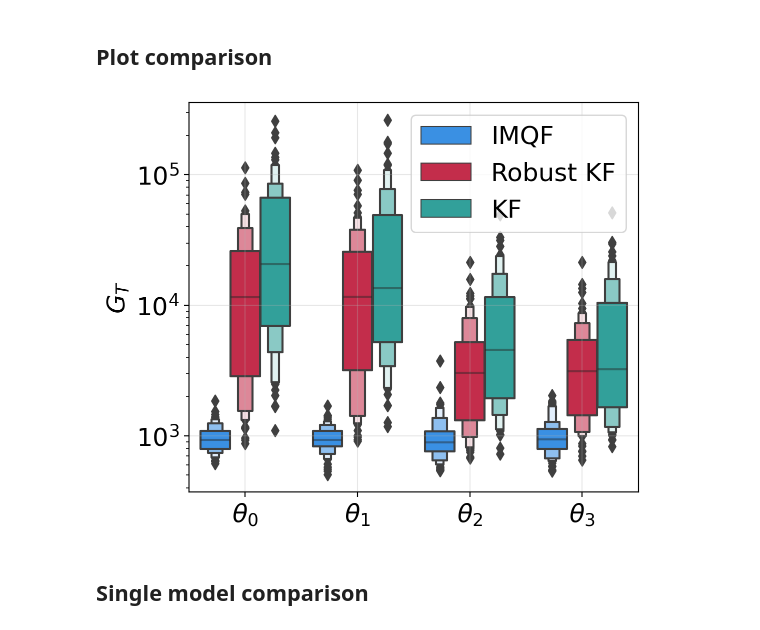
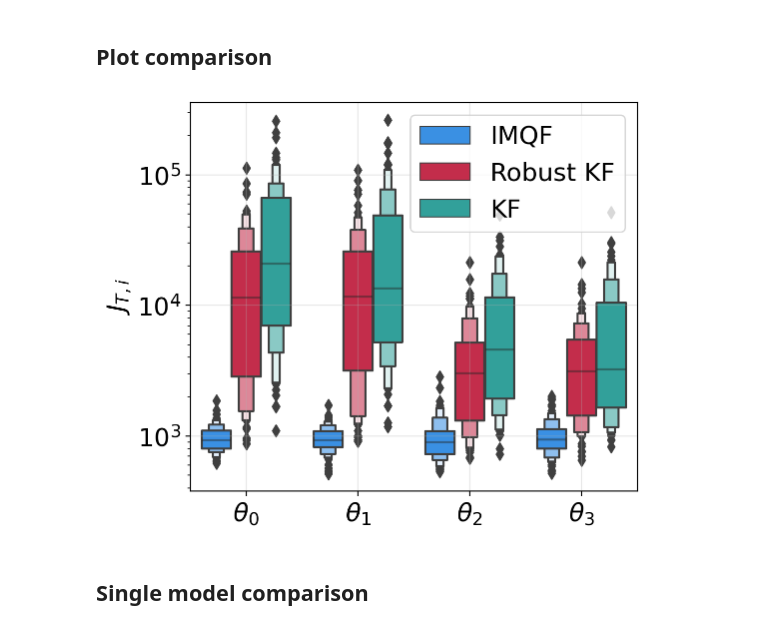
Before and after one commit to gerdm/weighted-likelihood-filter, a Jupyter notebook: experiments/2d-tracking-outlier-mean.ipynb, the cells around one changed output. Drawn from its saved outputs; the diff is of its cells as text; code cells hidden in the pictures.

```diff
--- a/experiments/2d-tracking-outlier-mean.ipynb
+++ b/experiments/2d-tracking-outlier-mean.ipynb
@@ -243,20 +245,20 @@ diff_df["state"] = diff_df["state"].apply(lambda x: rf"$\theta_{x}$")
 # %%
 sns.boxenplot(
     y="error",
     x="state",
     hue="method",
     data=diff_df,
     palette=cmap,
 )
 plt.legend()
 plt.xlabel("")
-plt.ylabel("$G_T$")
+plt.ylabel("$J_{T,i}$")
 plt.grid(alpha=0.3)
 plt.tight_layout()
 plt.yscale("log")
 plt.savefig("./figures/2d-ssm-comparison-outlier-mean.pdf")
 # %% [output]
-[figure, old version]
+[figure, new version]
 # %% [markdown]
 ## Single model comparison
 # %%
```
Also changed, not shown: parts of 4 cells of this notebook, 1 other file.
